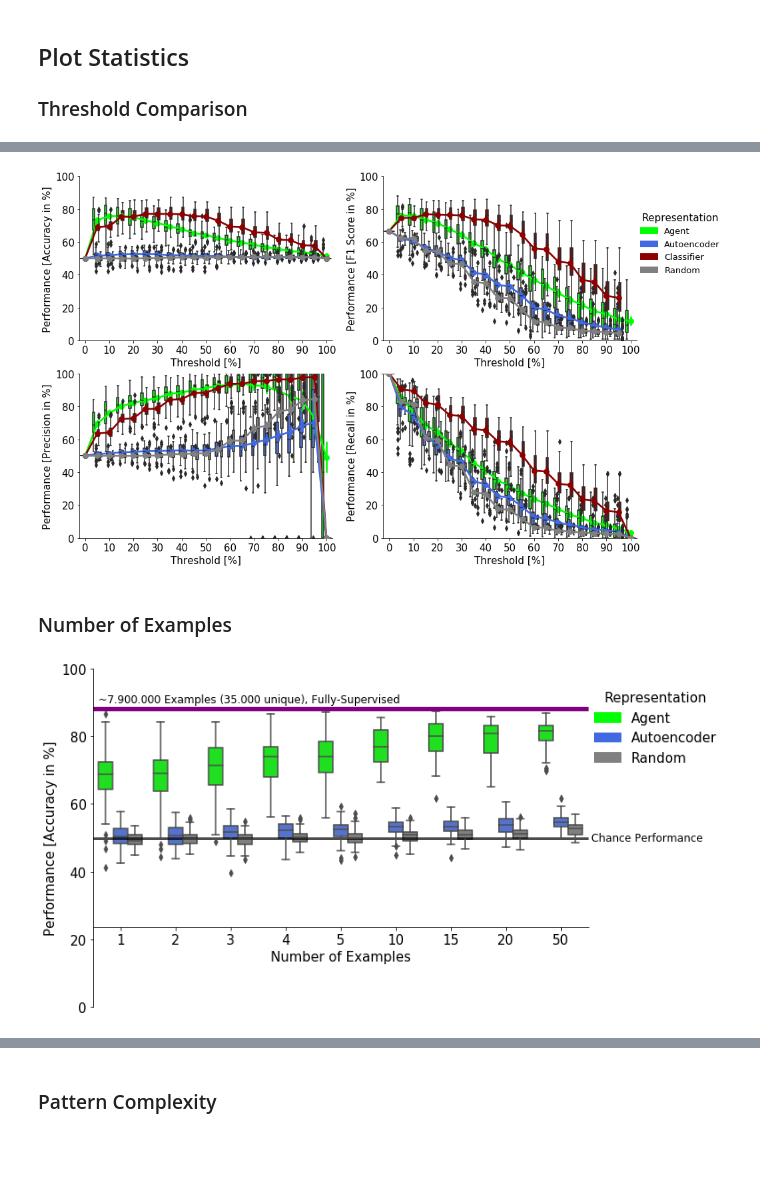
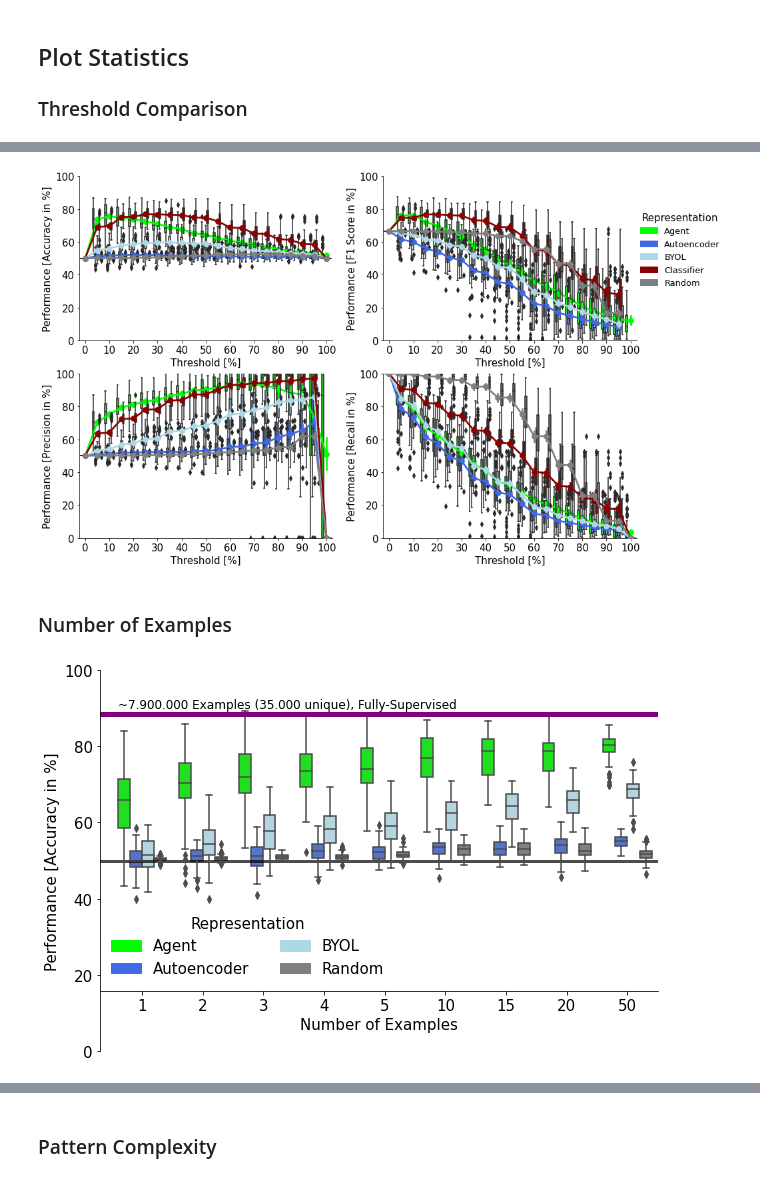
Before and after one commit to vkakerbeck/FastConceptMapping, a Jupyter notebook: scripts/3_AnalyzeResults.ipynb, the cells around one changed output, grey strips where cells are left out. Drawn from its saved outputs; the diff is of its cells as text; code cells hidden in the pictures; blank space fills up the shorter version.

Commit message:
scripts for paper review

```diff
--- a/scripts/3_AnalyzeResults.ipynb
+++ b/scripts/3_AnalyzeResults.ipynb
@@ -17,12 +18,12 @@ import matplotlib as mpl
 from sklearn.manifold import TSNE
 # %%
 # adapt paths as nescessary
-figurePath = './Results/TowerTraining/Figures/AgentRewardComparisonsAdaTH/ActivationPatternsNormx2No-01-FlatC-50-50Test/'
+figurePath = '../../Results/TowerTraining/Figures/AgentRewardComparisonsAdaTH/ReviewFigures/Final/'
 saveFigs = True
 figureFormat = '.png'#'.eps'
 dpi = 100 #300 for production
-all_colors = ['lime','royalblue','darkred','grey','purple']
-all_conditions = ['Agent', 'Autoencoder','Classifier','Random','Classifier Out']
+all_colors = ['lime','royalblue','lightblue','darkred','grey','purple']
+all_conditions = ['Agent','Autoencoder', 'BYOL','Classifier','Random','Classifier Out']
 # %% [markdown]
 ### Load Data
 These statistics are calculated in the script 'CalculteFCMStatistics.ipynb'
@@ -119,7 +145,7 @@ plt.show() if not saveFigs else plt.savefig(figurePath+'AgentTH_LD' + figureForm
 # %%
-palette = sns.color_palette("Accent", n_colors=8)
-colors = [all_colors[0],all_colors[1],all_colors[2],all_colors[3]]
-data = bestTHStatsAECR_TH[bestTHStatsAECR_TH['Concept']=='Level Door']
+#palette = sns.color_palette("Accent", n_colors=8)
+colors = [all_colors[0],all_colors[1],all_colors[2],all_colors[3],all_colors[4]]
+data = bestTHStatsAEBCR_TH_Sorted[bestTHStatsAEBCR_TH_Sorted['Concept']=='Level Door']
 
 plt.figure(figsize=(15,10))
 plt.subplot(2,2,1)
@@ -144,8 +170,8 @@ plt.ylim([0,100])
 ax3.spines['right'].set_visible(False)
 ax3.spines['top'].set_visible(False)
 plt.xticks(np.linspace(0,20,11),np.linspace(0,100,11,dtype=int),fontsize=15)
-legend_labels = ['Agent', 'Autoencoder','Classifier','Random']
-values = np.linspace(1,4,4)
+legend_labels = ['Agent', 'Autoencoder','BYOL','Classifier','Random']
+values = np.linspace(1,5,5)
 patches = [ mpatches.Patch(color=colors[i], label=legend_labels[i] ) for i in range(len(values)) ]
 plt.legend(handles=patches, bbox_to_anchor=(1.0, 0.8), loc=2, borderaxespad=0. , title='Representation',
            title_fontsize=15,fontsize=13,frameon=False)
@@ -174,44 +200,44 @@ ax7.spines['top'].set_visible(False)
 plt.xticks(np.linspace(0,20,11),np.linspace(0,100,11,dtype=int),fontsize=15)
 ax7.get_legend().remove()
 
-plt.show() if not saveFigs else plt.savefig(figurePath+'Comp_AECR_TH_Door_PC10' + figureFormat, bbox_inches='tight', dpi=dpi)
+plt.show() if not saveFigs else plt.savefig(figurePath+'Comp_AEBCR_TH_Door_PC10' + figureFormat, bbox_inches='tight', dpi=dpi)
 # %% [output]
-[figure, old version]
+[figure, new version]
 # %% [markdown]
 ### Number of Examples
 # %%
-palette = sns.color_palette("Accent", n_colors=8)
-part_colors = [all_colors[0],all_colors[1],all_colors[3],all_colors[4]]
+#palette = sns.color_palette("Accent", n_colors=8)
+part_colors = [all_colors[0],all_colors[1],all_colors[2],all_colors[4],all_colors[5]]
 
 plt.figure(figsize=(10,7))
-plt.plot([-0.5,8.5],[50, 50],color='black',lw=3,alpha=0.7)
-plt.text(8.55,49,'Chance Performance',fontsize=12)
+plt.plot([-0.7,8.5],[50, 50],color='black',lw=3,alpha=0.7)
+#plt.text(8.55,49,'Chance Performance',fontsize=12)
 
-data = bestTHStatsAECR_numExp[bestTHStatsAECR_numExp['Encoding']!='Classifier']
+data = bestTHStatsAEBCR_numExp_Sorted[bestTHStatsAEBCR_numExp_Sorted['Encoding']!='Classifier']
 ax1 = sns.boxplot(data=data,x='NumExp',y='Accuracy',hue='Encoding',palette=part_colors)
 
-plt.plot([-0.5,8.5],[classifier_stats['Accuracies'][1], classifier_stats['Accuracies'][1]],
+plt.plot([-0.7,8.5],[classifier_stats['Accuracies'][1], classifier_stats['Accuracies'][1]],
          color=all_colors[-1],lw=5)
 plt.text(-0.4,90,'~7.900.000 Examples (35.000 unique), Fully-Supervised',fontsize=12)
 
 
 plt.xlabel('Number of Examples',fontsize=15)
 plt.ylabel('Performance [Accuracy in %]',fontsize=15)
 plt.yticks(fontsize=15)
 plt.ylim([0,100])
 
 ax1.spines['right'].set_visible(False)
 ax1.spines['top'].set_visible(False)
-ax1.spines['bottom'].set_position(('outward', -90))
+ax1.spines['bottom'].set_position(('outward', -60))
+plt.xlim([-0.7,8.5])
+plt.xticks(fontsize=15)
+legend_labels = ['Agent', 'Autoencoder','BYOL','Random']
+values = np.linspace(1,4,4)
+patches = [ mpatches.Patch(color=part_colors[i], label=legend_labels[i] ) for i in range(len(values)) ]
+plt.legend(handles=patches, bbox_to_anchor=(0.01, 0.37), loc=2, borderaxespad=0. , title='Representation',
+           title_fontsize=15,fontsize=15,ncol=2,frameon=False)
 
-plt.xticks(fontsize=15)
-legend_labels = ['Agent', 'Autoencoder','Random']
-values = np.linspace(1,3,3)
-patches = [ mpatches.Patch(color=part_colors[i], label=legend_labels[i] ) for i in range(len(values)) ]
-plt.legend(handles=patches, bbox_to_anchor=(1.0, 0.95), loc=2, borderaxespad=0. , title='Representation',
-           title_fontsize=15,fontsize=15,ncol=1,frameon=False)
-
-plt.show() if not saveFigs else plt.savefig(figurePath+'Comp_AECR_numExp_Acc20_CLine' + figureFormat, bbox_inches='tight', dpi=dpi)
+plt.show() if not saveFigs else plt.savefig(figurePath+'Comp_AEBCR_numExp_IndvTH' + figureFormat, bbox_inches='tight', dpi=dpi)
 # %% [output]
-[figure, old version]
+[figure, new version]
 # %%
```
Also changed, not shown: parts of 26 cells of this notebook, 12 other files.
